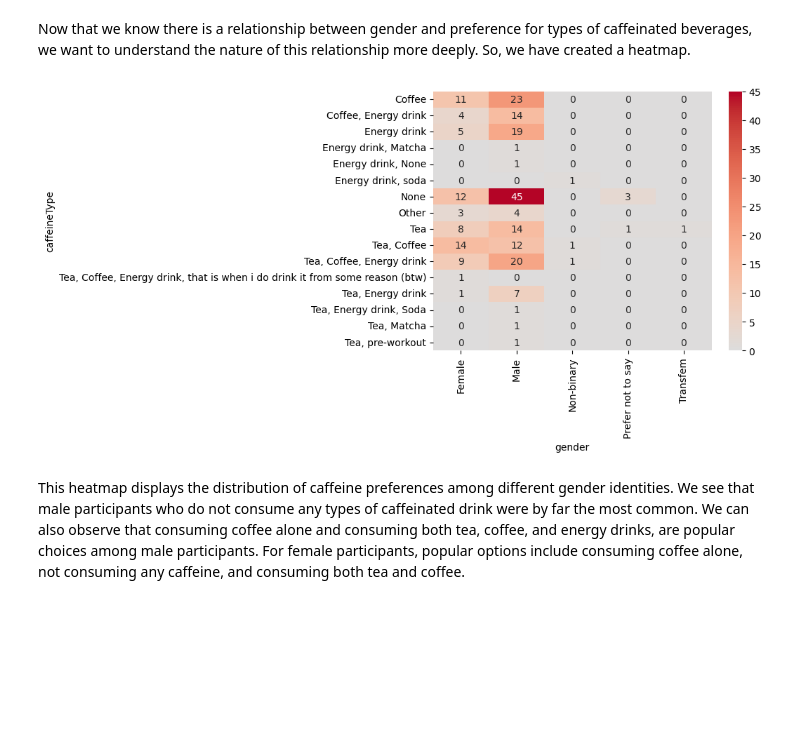
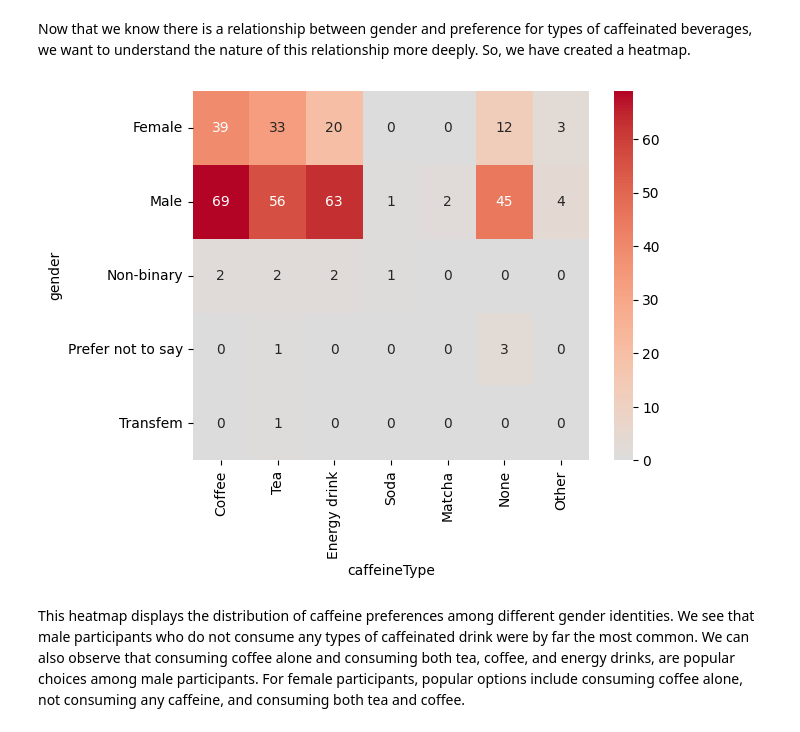
Before and after one commit to rzhou052/CS105-Mini-Project, a Jupyter notebook: Mini-Project.ipynb, the cells around one changed output. Drawn from its saved outputs; the diff is of its cells as text; code cells hidden in the pictures; blank space fills up the shorter version.

```diff
--- a/Mini-Project.ipynb
+++ b/Mini-Project.ipynb
@@ -84,14 +82,24 @@ The chi-squared value we calculated is 117.59. The p value is 1.296. The degree
 Since the chi-squared value 117.59 is greater than the critical value 79.08, we reject the null hypothesis. This means that gender and type of caffeinated drink are correlated.
 # %% [markdown]
 Now that we know there is a relationship between gender and preference for types of caffeinated beverages, we want to understand the nature of this relationship more deeply. So, we have created a heatmap.
-# %%
-import seaborn as sns
-import matplotlib.pyplot as plt
-
-sns.heatmap(type_gender, center= 0, cmap = "coolwarm",annot= True)
-plt.show()
-# %% [output]
-[figure, removed]
+# %%
+import seaborn as sns
+import matplotlib.pyplot as plt
+
+gender_type = pd.crosstab(df_gender_type["gender"], df_gender_type["caffeineType"])
+gender_type_cleaned = gender_type.copy()
+gender_type_cleaned["Coffee"] = gender_type_cleaned["Coffee"] + gender_type_cleaned["Coffee, Energy drink"] + gender_type_cleaned["Tea, Coffee"] + gender_type_cleaned["Tea, Coffee, Energy drink"] + gender_type_cleaned["Tea, Coffee, Energy drink, that is when i do drink it from some reason (btw)"]
+gender_type_cleaned["Tea"] = gender_type_cleaned["Tea"] + gender_type_cleaned["Tea, Coffee"] + gender_type_cleaned["Tea, Coffee, Energy drink"] + gender_type_cleaned["Tea, Coffee, Energy drink, that is when i do drink it from some reason (btw)"] + gender_type_cleaned["Tea, Energy drink"] + gender_type_cleaned["Tea, Energy drink, Soda"] + gender_type_cleaned["Tea, Matcha"] + gender_type_cleaned["Tea, pre-workout"]
+gender_type_cleaned["Energy drink"] = gender_type_cleaned["Energy drink"] + gender_type_cleaned["Coffee, Energy drink"] + gender_type_cleaned["Energy drink, Matcha"] + gender_type_cleaned["Energy drink, None"] + gender_type_cleaned["Energy drink, soda"] + gender_type_cleaned["Tea, Coffee, Energy drink"] + gender_type_cleaned["Tea, Coffee, Energy drink, that is when i do drink it from some reason (btw)"] + gender_type_cleaned["Tea, Energy drink"] + gender_type_cleaned["Tea, Energy drink, Soda"]
+gender_type_cleaned["Soda"] = gender_type_cleaned["Energy drink, soda"] + gender_type_cleaned["Tea, Energy drink, Soda"]
+gender_type_cleaned["Matcha"] = gender_type_cleaned["Energy drink, Matcha"] + gender_type_cleaned["Tea, Matcha"]
+gender_type_cleaned = gender_type_cleaned[["Coffee", "Tea", "Energy drink", "Soda", "Matcha", "None", "Other"]]
+gender_type_cleaned
+
+sns.heatmap(gender_type_cleaned, center= 0, cmap = "coolwarm",annot= True)
+plt.show()
+# %% [output]
+[figure, added]
 # %% [markdown]
 This heatmap displays the distribution of caffeine preferences among different gender identities. We see that male participants who do not consume any types of caffeinated drink were by far the most common. We can also observe that consuming coffee alone and consuming both tea, coffee, and energy drinks, are popular choices among male participants. For female participants, popular options include consuming coffee alone, not consuming any caffeine, and consuming both tea and coffee.
 # %% [markdown]
```
Also changed, not shown: parts of 6 cells of this notebook.
